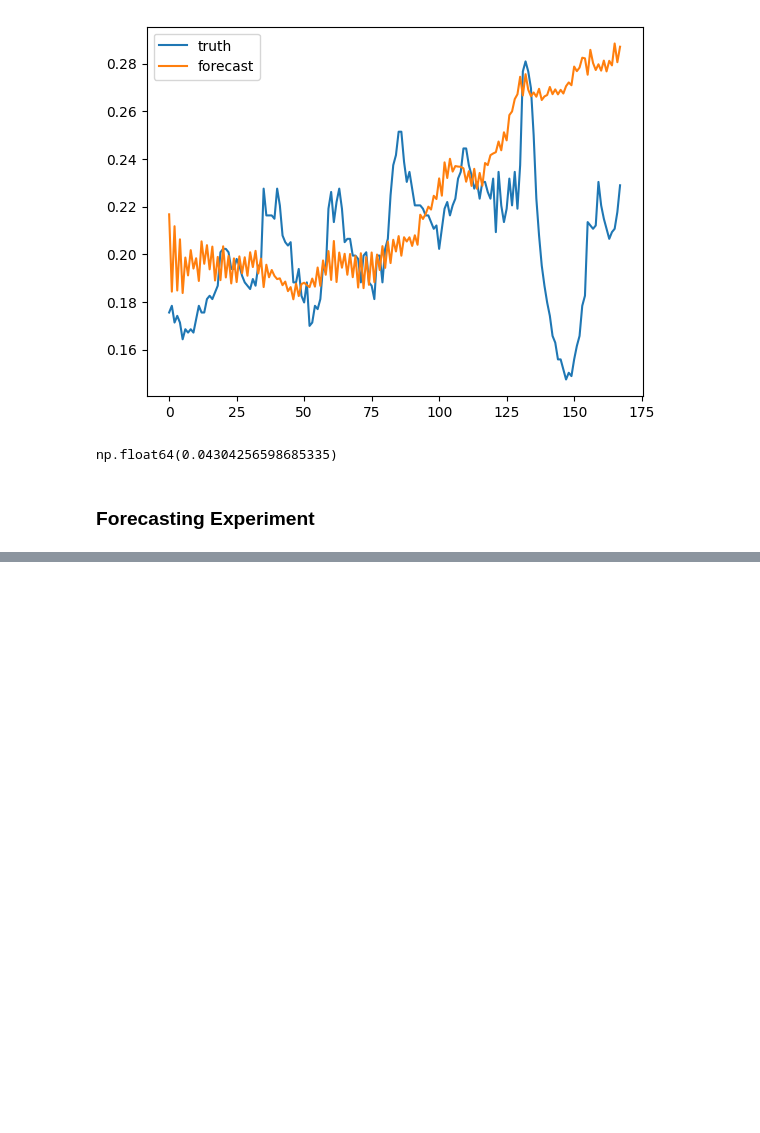
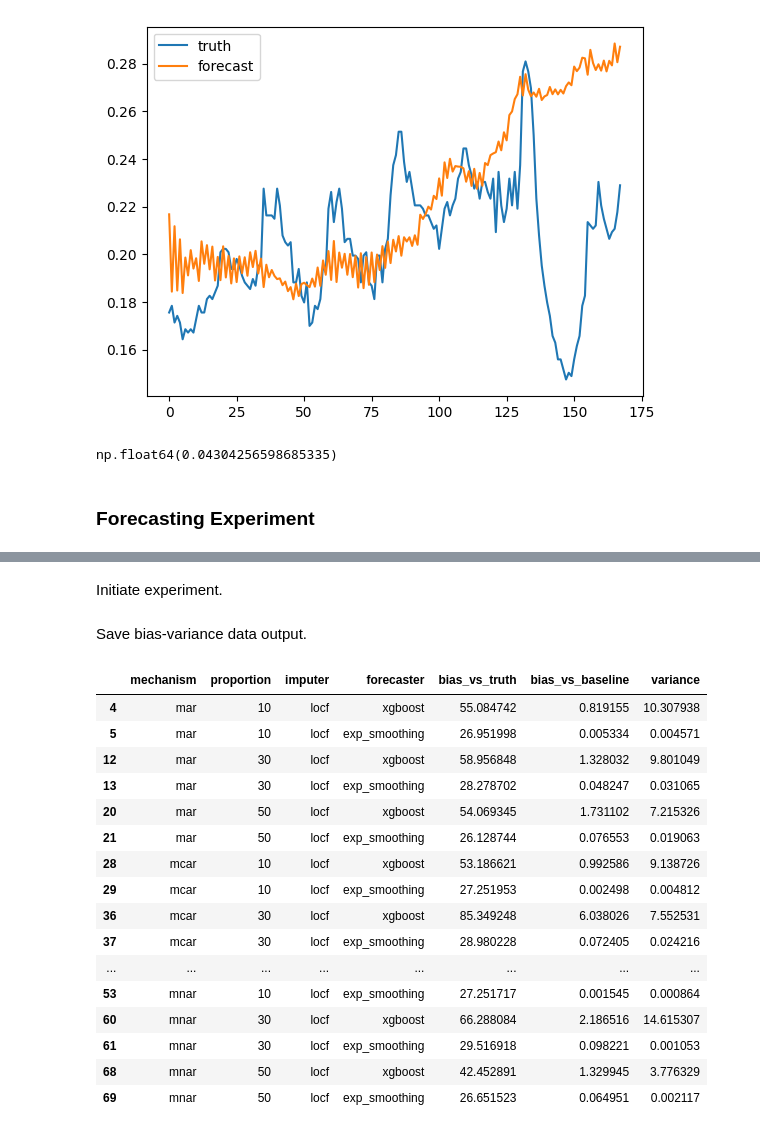
Before and after one commit to stuart-n-wilson/dissertation, a Jupyter notebook: notebooks/03_forecasting.ipynb, the cells around one changed output, grey strips where cells are left out. Drawn from its saved outputs; the diff is of its cells as text; code cells hidden in the pictures; blank space fills up the shorter version.

```diff
--- a/notebooks/03_forecasting.ipynb
+++ b/notebooks/03_forecasting.ipynb
@@ -151,0 +135,2 @@ bv_df[(bv_df["proportion"] == 50) & (bv_df["imputer"] == "locf")]
+# %% [markdown]
+Initiate experiment.
@@ -151,0 +140,2 @@ bv_df[(bv_df["proportion"] == 50) & (bv_df["imputer"] == "locf")]
+# %% [markdown]
+Save bias-variance data output.
@@ -151,0 +144,20 @@ bv_df[(bv_df["proportion"] == 50) & (bv_df["imputer"] == "locf")]
+# %%
+bv_df[bv_df["imputer"] == "locf"]
+# %% [output]
+|  | mechanism | proportion | imputer | forecaster | bias_vs_truth | bias_vs_baseline | variance |
+| 4 | mar | 10 | locf | xgboost | 55.084742 | 0.819155 | 10.307938 |
+| 5 | mar | 10 | locf | exp_smoothing | 26.951998 | 0.005334 | 0.004571 |
+| 12 | mar | 30 | locf | xgboost | 58.956848 | 1.328032 | 9.801049 |
+| 13 | mar | 30 | locf | exp_smoothing | 28.278702 | 0.048247 | 0.031065 |
+| 20 | mar | 50 | locf | xgboost | 54.069345 | 1.731102 | 7.215326 |
+| 21 | mar | 50 | locf | exp_smoothing | 26.128744 | 0.076553 | 0.019063 |
+| 28 | mcar | 10 | locf | xgboost | 53.186621 | 0.992586 | 9.138726 |
+| 29 | mcar | 10 | locf | exp_smoothing | 27.251953 | 0.002498 | 0.004812 |
+| 36 | mcar | 30 | locf | xgboost | 85.349248 | 6.038026 | 7.552531 |
+| 37 | mcar | 30 | locf | exp_smoothing | 28.980228 | 0.072405 | 0.024216 |
+| ... | ... | ... | ... | ... | ... | ... | ... |
+| 53 | mnar | 10 | locf | exp_smoothing | 27.251717 | 0.001545 | 0.000864 |
+| 60 | mnar | 30 | locf | xgboost | 66.288084 | 2.186516 | 14.615307 |
+| 61 | mnar | 30 | locf | exp_smoothing | 29.516918 | 0.098221 | 0.001053 |
+| 68 | mnar | 50 | locf | xgboost | 42.452891 | 1.329945 | 3.776329 |
+| 69 | mnar | 50 | locf | exp_smoothing | 26.651523 | 0.064951 | 0.002117 |
```
Also changed, not shown: parts of 10 cells of this notebook, 1 other file.
